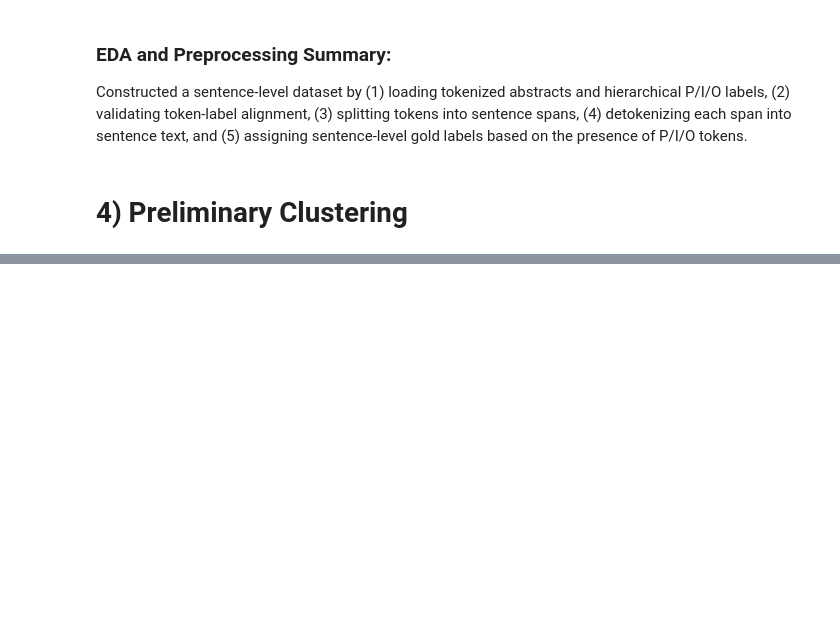
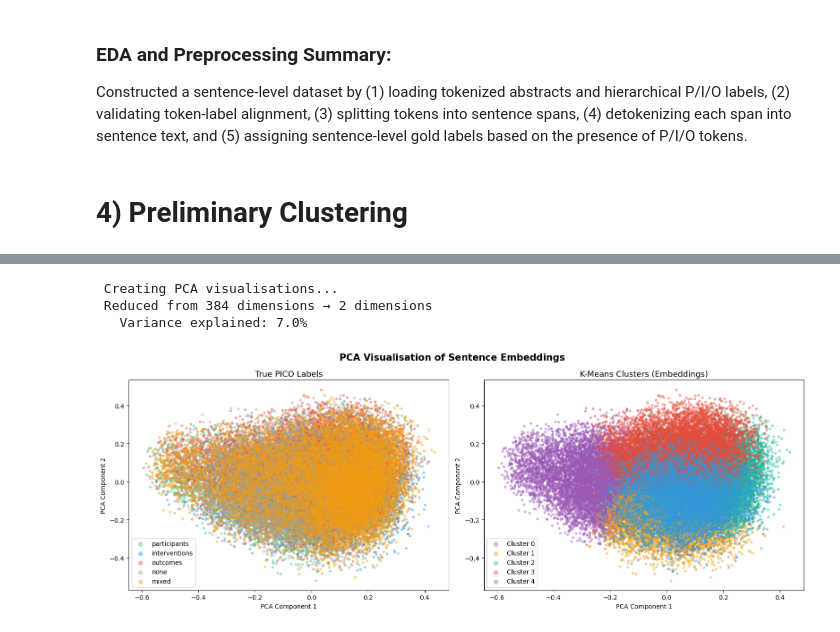
Before and after one commit to SBL-97/AITA-Group37-Task2, a Jupyter notebook: SB_task2_ebm-nlp.ipynb, the cells around one changed output, grey strips where cells are left out. Saved outputs shown, nothing was run; the diff lists cells and outputs as text; code cells hidden in the pictures; blank space fills up the shorter version.

```diff
--- a/SB_task2_ebm-nlp.ipynb
+++ b/SB_task2_ebm-nlp.ipynb
@@ -1013,0 +1360,66 @@ Name: count, dtype: int64
+# %%
+# STEP 7 - PCA VISUALISATION
+
+print(" Creating PCA visualisations...")
+
+# Reduce embeddings to 2D using PCA
+pca = PCA(n_components=2, random_state=42)
+embeddings_2d = pca.fit_transform(embeddings)
+
+print(f" Reduced from 384 dimensions → 2 dimensions")
+print(f"   Variance explained: {pca.explained_variance_ratio_.sum()*100:.1f}%")
+
+# Create a figure with 2 subplots side by side
+fig, axes = plt.subplots(1, 2, figsize=(16, 6))
+
+# Colour maps
+label_colors = {
+    "participants": "#2ecc71",
+    "interventions": "#3498db",
+    "outcomes": "#e74c3c",
+    "none": "#95a5a6",
+    "mixed": "#f39c12"
+}
+
+# --- Plot 1: Colour by TRUE PICO labels ---
+ax1 = axes[0]
+for label, color in label_colors.items():
+    mask = df["label"] == label
+    ax1.scatter(
+        embeddings_2d[mask, 0],
+        embeddings_2d[mask, 1],
+        c=color, label=label, alpha=0.4, s=10
+    )
+ax1.set_title("True PICO Labels", fontsize=13)
+ax1.legend(markerscale=2)
+ax1.set_xlabel("PCA Component 1")
+ax1.set_ylabel("PCA Component 2")
+
+# --- Plot 2: Colour by K-MEANS CLUSTERS ---
+ax2 = axes[1]
+cluster_colors = ["#9b59b6", "#f39c12", "#1abc9c", "#e74c3c","#3498db"]
+for cluster in range(5):
+    mask = df["kmeans_emb_cluster"] == cluster
+    ax2.scatter(
+        embeddings_2d[mask, 0],
+        embeddings_2d[mask, 1],
+        c=cluster_colors[cluster],
+        label=f"Cluster {cluster}",
+        alpha=0.4, s=10
+    )
+ax2.set_title("K-Means Clusters (Embeddings)", fontsize=13)
+ax2.legend(markerscale=2)
+ax2.set_xlabel("PCA Component 1")
+ax2.set_ylabel("PCA Component 2")
+
+plt.suptitle("PCA Visualisation of Sentence Embeddings", fontsize=15, fontweight="bold")
+plt.tight_layout()
+#plt.savefig("../outputs/pca_visualisation.png", dpi=150)
+plt.show()
+
+#print(" Plot saved!")
+# %% [output]
+ Creating PCA visualisations...
+ Reduced from 384 dimensions → 2 dimensions
+   Variance explained: 7.0%
+[figure, added]
```
Also changed, not shown: parts of 38 cells of this notebook, 6 other files.
